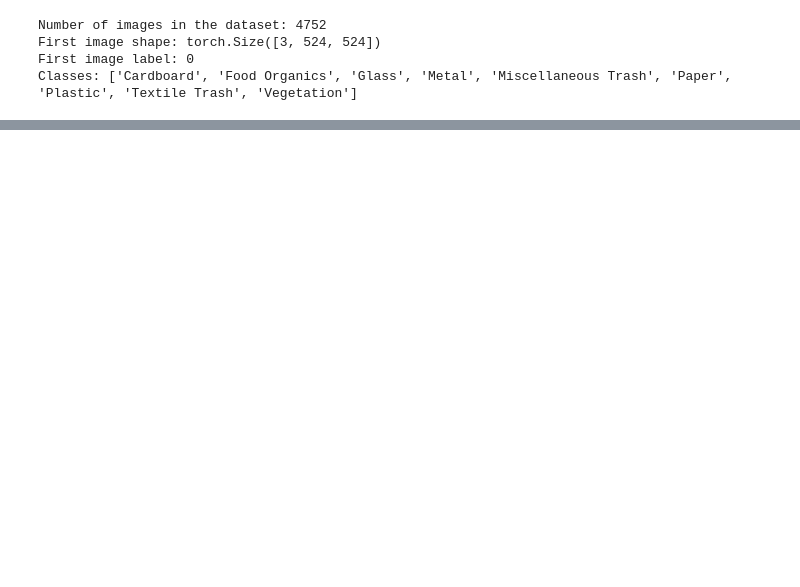
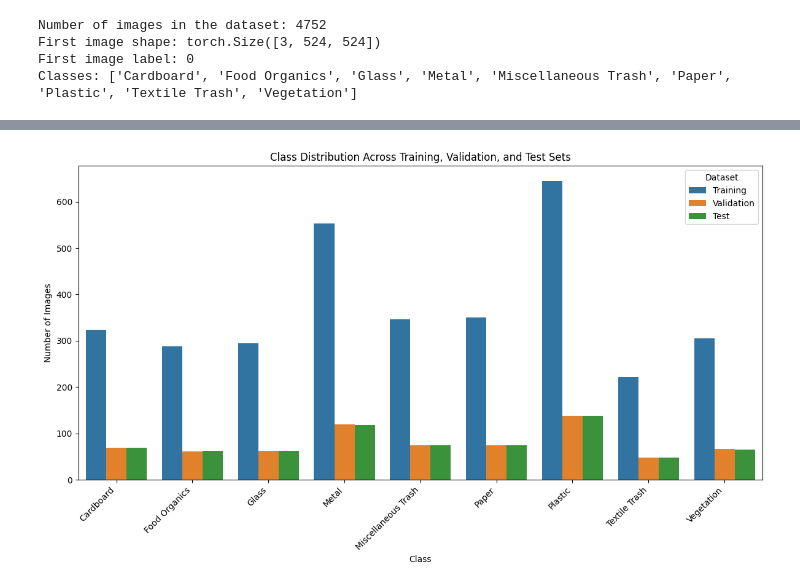
Before and after one commit to codebyrpp/Real-Waste-Classifier, a Jupyter notebook: notebook.ipynb, the cells around one changed output, grey strips where cells are left out. Drawn from its saved outputs; the diff is of its cells as text; code cells hidden in the pictures; blank space fills up the shorter version.

Commit message:
Added function to split dataset

```diff
--- a/notebook.ipynb
+++ b/notebook.ipynb
@@ -72,0 +131,31 @@ plt.show()
+# %%
+import matplotlib.pyplot as plt
+import seaborn as sns
+import pandas as pd
+import numpy as np
+
+def get_class_counts_df(dataset, dataset_name, classes):
+    labels = [realwaste_dataset.labels[i] for i in dataset.indices]
+    class_counts = np.bincount(labels, minlength=len(classes))
+    df = pd.DataFrame({'Class': classes, 'Count': class_counts, 'Dataset': dataset_name})
+    return df
+
+# Get class counts for each dataset
+train_counts_df = get_class_counts_df(train_dataset, "Training", realwaste_dataset.classes)
+val_counts_df = get_class_counts_df(val_dataset, "Validation", realwaste_dataset.classes)
+test_counts_df = get_class_counts_df(test_dataset, "Test", realwaste_dataset.classes)
+
+# Concatenate the dataframes
+all_counts_df = pd.concat([train_counts_df, val_counts_df, test_counts_df])
+
+# Plot the combined chart
+plt.figure(figsize=(12, 7))
+sns.barplot(data=all_counts_df, x='Class', y='Count', hue='Dataset')
+plt.title("Class Distribution Across Training, Validation, and Test Sets")
+plt.xlabel("Class")
+plt.ylabel("Number of Images")
+plt.xticks(rotation=45, ha='right')
+plt.tight_layout()
+plt.show()
+# %% [output]
+[figure, added]
```
Also changed, not shown: parts of 8 cells of this notebook.
